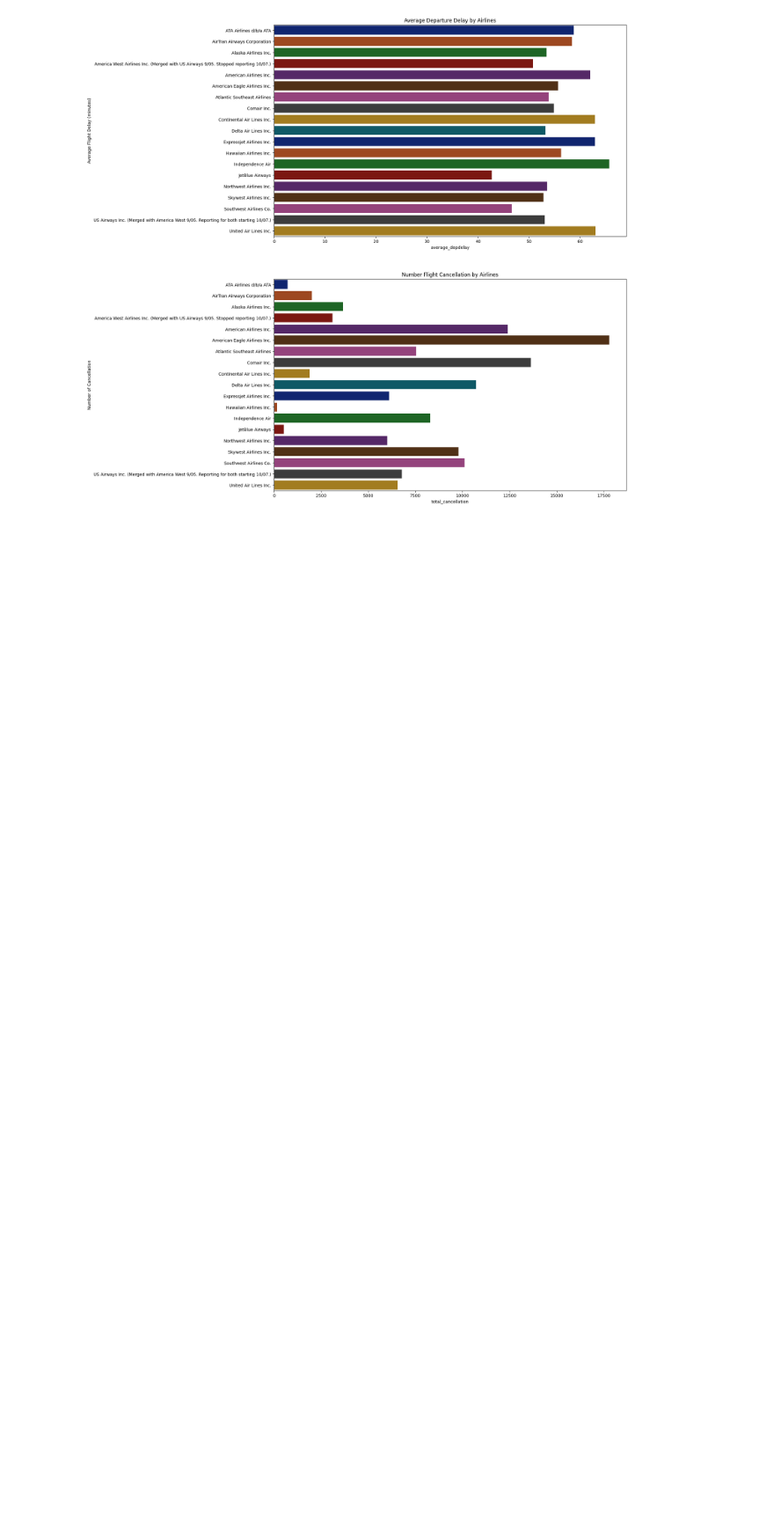
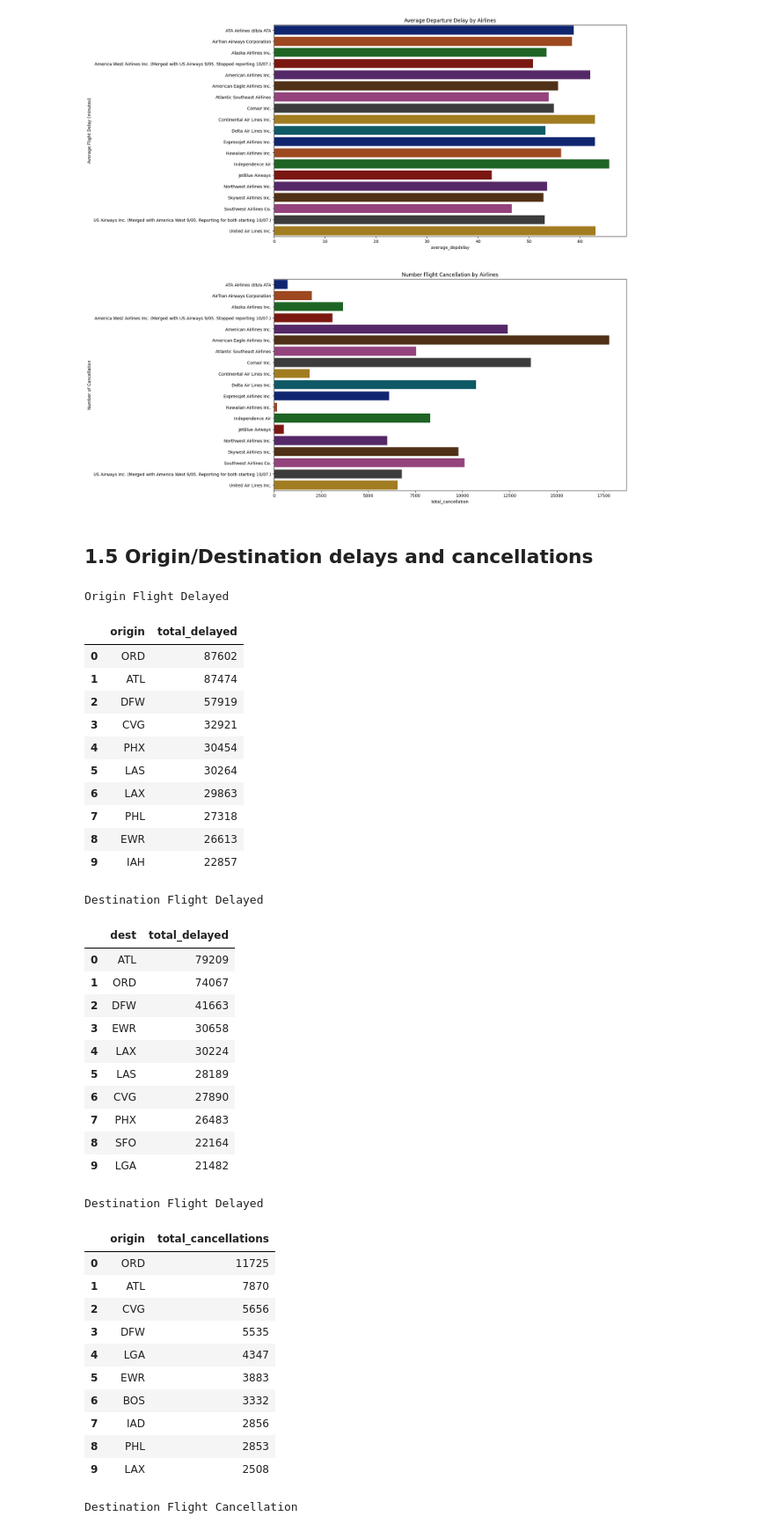
Before and after one commit to athirah-o/Airline_OnTime_Performance_Analysis, a Jupyter notebook: P129566_Assignment2.ipynb, the cells around one changed output. Shown at 88% size. Drawn from its saved outputs; the diff is of its cells as text; code cells hidden in the pictures; blank space fills up the shorter version.

```diff
--- a/P129566_Assignment2.ipynb
+++ b/P129566_Assignment2.ipynb
@@ -289,3 +331,58 @@ plt.ylabel('Number of Cancellation')
 plt.show()
 # %% [output]
 [figure]
+# %% [markdown]
+## **1.5 Origin/Destination delays and cancellations**
+# %%
+origin_delayed = pd.read_csv("/content/drive/MyDrive/STQD6324_DataManagement/Assignment_2/Analysis/origin_delayed.csv")
+top10_origindelayed = origin_delayed.head(10)
+
+origin_canx = pd.read_csv("/content/drive/MyDrive/STQD6324_DataManagement/Assignment_2/Analysis/origin_cancelled.csv")
+top10_origin_canx = origin_canx.head(10)
+
+dest_delayed = pd.read_csv("/content/drive/MyDrive/STQD6324_DataManagement/Assignment_2/Analysis/dest_delayed.csv")
+top10_dest_delayed = dest_delayed.head(10)
+
+dest_canx = pd.read_csv("/content/drive/MyDrive/STQD6324_DataManagement/Assignment_2/Analysis/dest_cancelled.csv")
+top10_dest_canx = dest_canx.head(10)
+
+display_side_by_side([top10_origindelayed, top10_dest_delayed, top10_origin_canx, top10_dest_canx],
+ ['Origin Flight Delayed', 'Destination Flight Delayed', "Destination Flight Delayed","Destination Flight Cancellation"])
+# %% [output]
+Origin Flight Delayed
+|  | origin | total_delayed |
+| 0 | ORD | 87602 |
+| 1 | ATL | 87474 |
+| 2 | DFW | 57919 |
+| 3 | CVG | 32921 |
+| 4 | PHX | 30454 |
+| 5 | LAS | 30264 |
+| 6 | LAX | 29863 |
+| 7 | PHL | 27318 |
+| 8 | EWR | 26613 |
+| 9 | IAH | 22857 |
+Destination Flight Delayed
+|  | dest | total_delayed |
+| 0 | ATL | 79209 |
+| 1 | ORD | 74067 |
+| 2 | DFW | 41663 |
+| 3 | EWR | 30658 |
+| 4 | LAX | 30224 |
+| 5 | LAS | 28189 |
+| 6 | CVG | 27890 |
+| 7 | PHX | 26483 |
+| 8 | SFO | 22164 |
+| 9 | LGA | 21482 |
+Destination Flight Delayed
+|  | origin | total_cancellations |
+| 0 | ORD | 11725 |
+| 1 | ATL | 7870 |
+| 2 | CVG | 5656 |
+| 3 | DFW | 5535 |
+| 4 | LGA | 4347 |
+| 5 | EWR | 3883 |
+| 6 | BOS | 3332 |
+| 7 | IAD | 2856 |
+| 8 | PHL | 2853 |
+| 9 | LAX | 2508 |
+Destination Flight Cancellation
```
Also changed, not shown: parts of 22 cells of this notebook.
